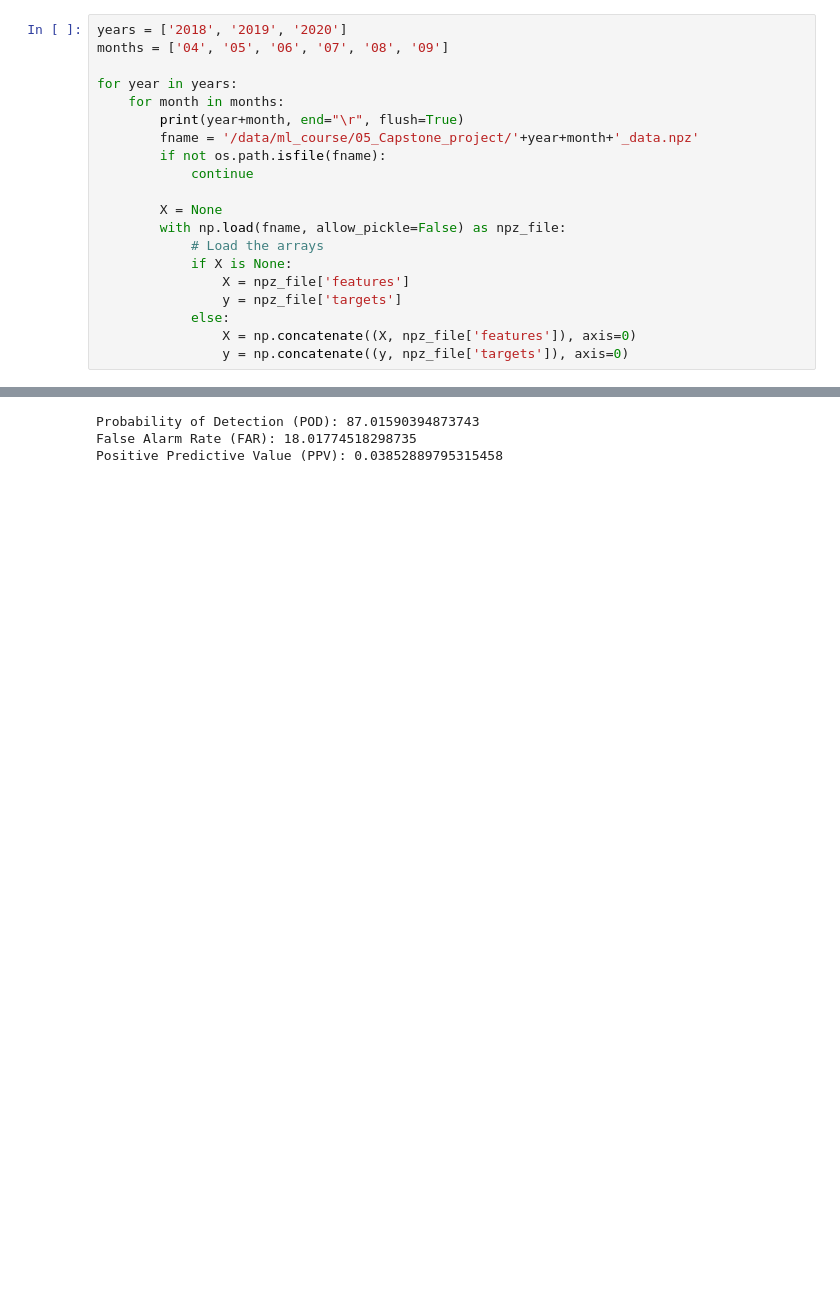
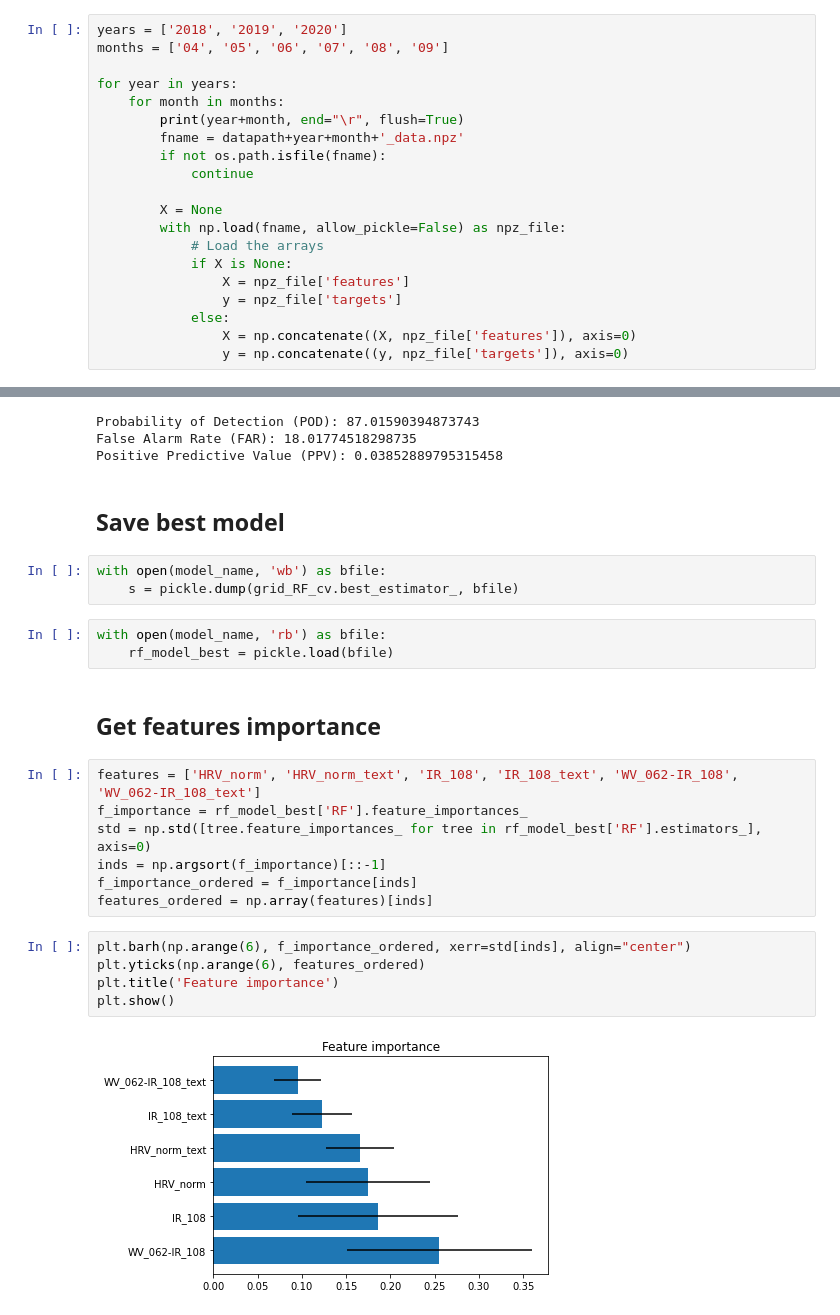
Before and after one commit to meteoswiss-mdr/MSG_project, a Jupyter notebook: balanced_RF_model.ipynb, the cells around one changed output, grey strips where cells are left out. Drawn from its saved outputs; the diff is of its cells as text; blank space fills up the shorter version.

```diff
--- a/balanced_RF_model.ipynb
+++ b/balanced_RF_model.ipynb
@@ -29,7 +35,7 @@ months = ['04', '05', '06', '07', '08', '09']
 for year in years:
     for month in months:
         print(year+month, end="\r", flush=True)
-        fname = '/data/ml_course/05_Capstone_project/'+year+month+'_data.npz'
+        fname = datapath+year+month+'_data.npz'
         if not os.path.isfile(fname):
             continue
 
@@ -200,3 +206,27 @@ print('Positive Predictive Value (PPV):', ppv)
 Probability of Detection (POD): 87.01590394873743
 False Alarm Rate (FAR): 18.01774518298735
 Positive Predictive Value (PPV): 0.03852889795315458
+# %% [markdown]
+## Save best model
+# %%
+with open(model_name, 'wb') as bfile:
+    s = pickle.dump(grid_RF_cv.best_estimator_, bfile)
+# %%
+with open(model_name, 'rb') as bfile:
+    rf_model_best = pickle.load(bfile)
+# %% [markdown]
+## Get features importance
+# %%
+features = ['HRV_norm', 'HRV_norm_text', 'IR_108', 'IR_108_text', 'WV_062-IR_108', 'WV_062-IR_108_text']
+f_importance = rf_model_best['RF'].feature_importances_
+std = np.std([tree.feature_importances_ for tree in rf_model_best['RF'].estimators_], axis=0)
+inds = np.argsort(f_importance)[::-1]
+f_importance_ordered = f_importance[inds]
+features_ordered = np.array(features)[inds]
+# %%
+plt.barh(np.arange(6), f_importance_ordered, xerr=std[inds], align="center")
+plt.yticks(np.arange(6), features_ordered)
+plt.title('Feature importance')
+plt.show()
+# %% [output]
+[figure, added]
```
Also changed, not shown: parts of 6 cells of this notebook, 7 other files.
